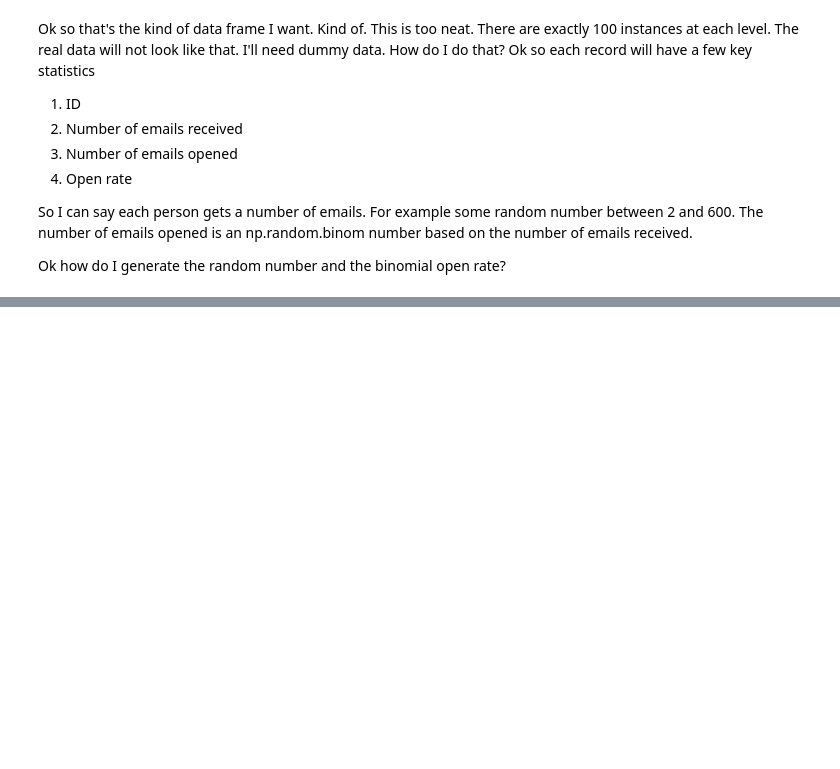
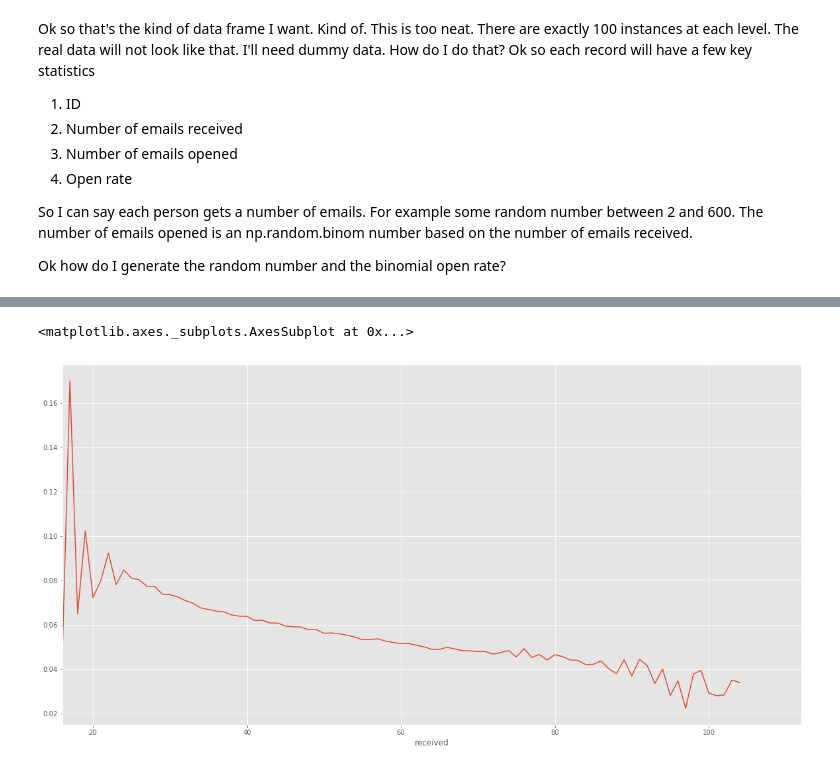
Before and after one commit to mehemken/stats_sesh, a Jupyter notebook: simulate_the_email_data.ipynb, the cells around one changed output, grey strips where cells are left out. Drawn from its saved outputs; the diff is of its cells as text; code cells hidden in the pictures; blank space fills up the shorter version.

Commit message:
added charts for std and median open rate

```diff
--- a/simulate_the_email_data.ipynb
+++ b/simulate_the_email_data.ipynb
@@ -193,0 +194,5 @@ foo['rate'].groupby(foo['received']).mean().plot(figsize=(20,10))
+# %%
+foo['rate'].groupby(foo['received']).std().plot(figsize=(20,10))
+# %% [output]
+<matplotlib.axes._subplots.AxesSubplot at 0x...>
+[figure, added]
```
Also changed, not shown: parts of 14 cells of this notebook.
